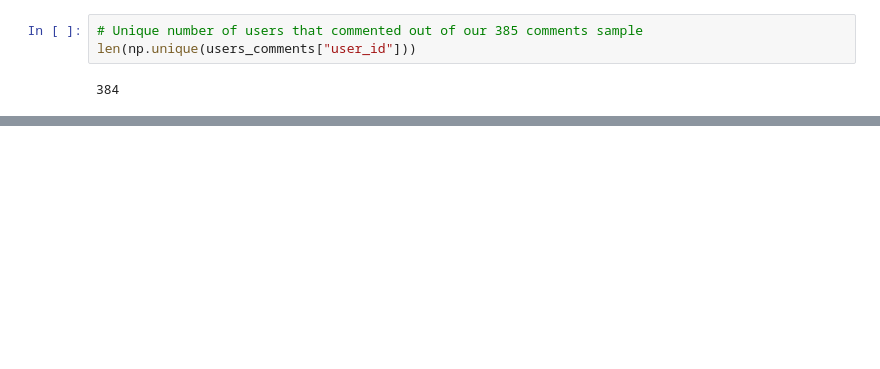
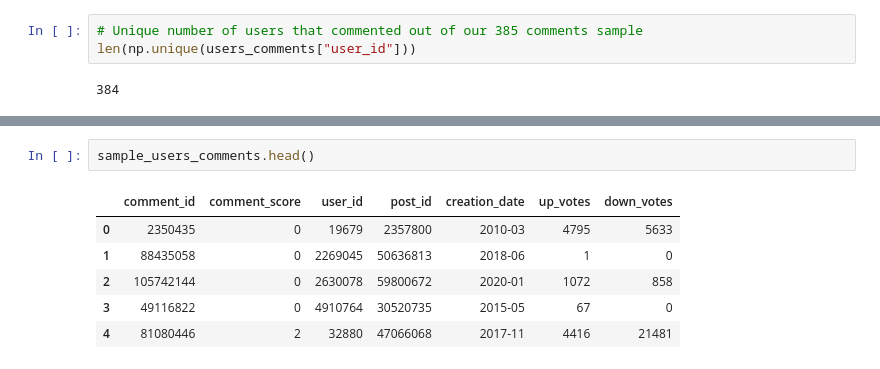
Before and after one commit to denisecodes/stack_overflow_dashboard, a Jupyter notebook: stack_overflow_dashboard.ipynb, the cells around one changed output, grey strips where cells are left out. Drawn from its saved outputs; the diff is of its cells as text; blank space fills up the shorter version.

```diff
--- a/stack_overflow_dashboard.ipynb
+++ b/stack_overflow_dashboard.ipynb
@@ -504,0 +563,9 @@ len(np.unique(users_comments["user_id"]))
+# %%
+sample_users_comments.head()
+# %% [output]
+|  | comment_id | comment_score | user_id | post_id | creation_date | up_votes | down_votes |
+| 0 | 2350435 | 0 | 19679 | 2357800 | 2010-03 | 4795 | 5633 |
+| 1 | 88435058 | 0 | 2269045 | 50636813 | 2018-06 | 1 | 0 |
+| 2 | 105742144 | 0 | 2630078 | 59800672 | 2020-01 | 1072 | 858 |
+| 3 | 49116822 | 0 | 4910764 | 30520735 | 2015-05 | 67 | 0 |
+| 4 | 81080446 | 2 | 32880 | 47066068 | 2017-11 | 4416 | 21481 |
```
Also changed, not shown: parts of 22 cells of this notebook.
